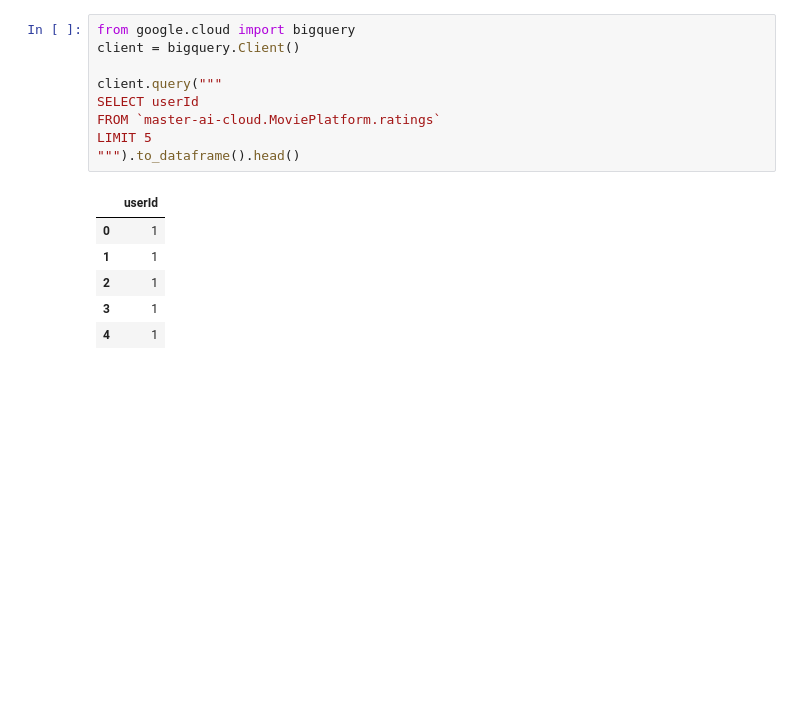
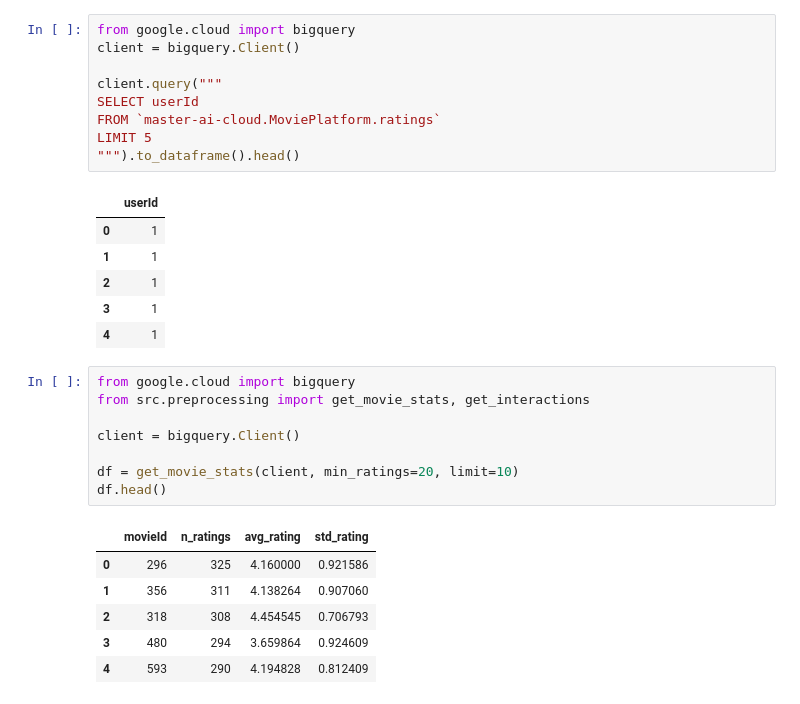
Before and after one commit to ifatmagamha/Personalized_Movie_Recommendation_System, a Jupyter notebook: Untitled.ipynb, the cells around one changed output. Drawn from its saved outputs; the diff is of its cells as text; blank space fills up the shorter version.

```diff
--- a/Untitled.ipynb
+++ b/Untitled.ipynb
@@ -119,3 +119,18 @@ LIMIT 5
 | 2 | 1 |
 | 3 | 1 |
 | 4 | 1 |
+# %%
+from google.cloud import bigquery
+from src.preprocessing import get_movie_stats, get_interactions
+
+client = bigquery.Client()
+
+df = get_movie_stats(client, min_ratings=20, limit=10)
+df.head()
+# %% [output]
+|  | movieId | n_ratings | avg_rating | std_rating |
+| 0 | 296 | 325 | 4.160000 | 0.921586 |
+| 1 | 356 | 311 | 4.138264 | 0.907060 |
+| 2 | 318 | 308 | 4.454545 | 0.706793 |
+| 3 | 480 | 294 | 3.659864 | 0.924609 |
+| 4 | 593 | 290 | 4.194828 | 0.812409 |
```
Also changed, not shown: parts of 5 cells of this notebook, 14 other files.
